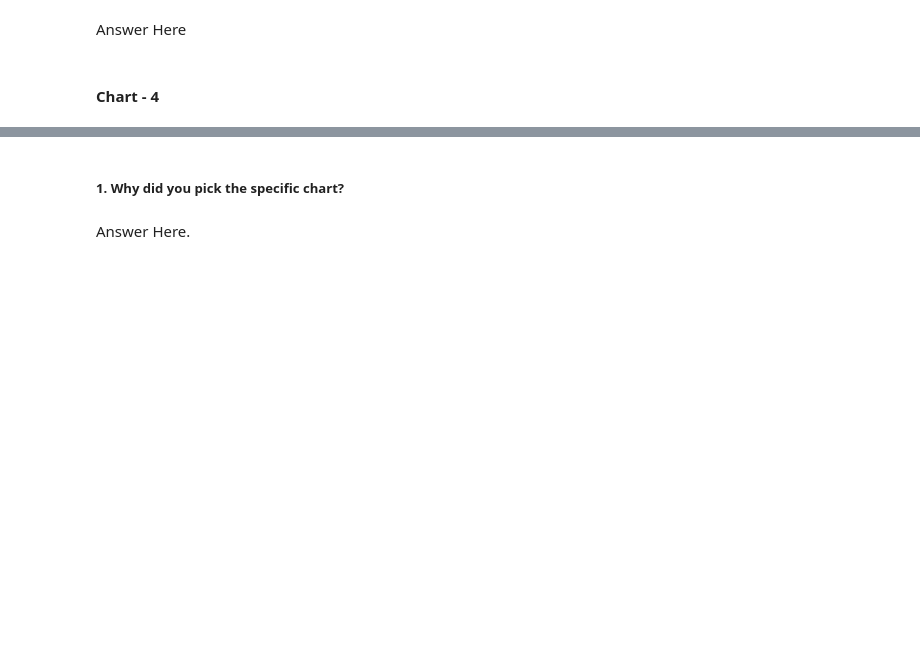
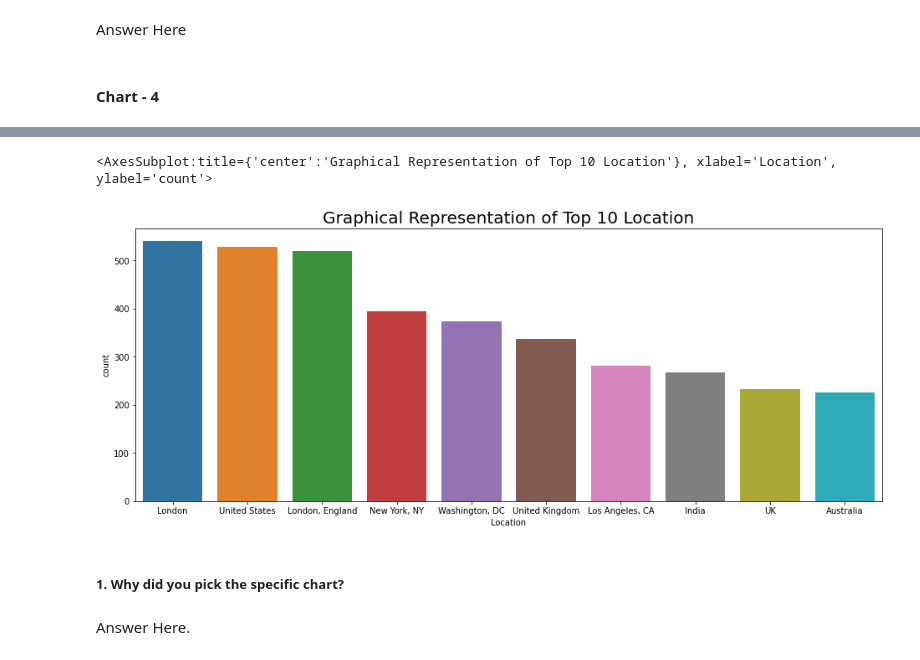
Before and after one commit to makdatascience/Coronavirus_tweets_sentiment_analysis, a Jupyter notebook: Coronavirus_tweets_sentiment_analysis.ipynb, the cells around one changed output, grey strips where cells are left out. Saved outputs shown, nothing was run; the diff lists cells and outputs as text; code cells hidden in the pictures; blank space fills up the shorter version.

```diff
--- a/Coronavirus_tweets_sentiment_analysis.ipynb
+++ b/Coronavirus_tweets_sentiment_analysis.ipynb
@@ -446,11 +447,3 @@ Are there any insights that lead to negative growth? Justify with specific reaso
 Answer Here
 # %% [markdown]
 #### Chart - 4
-# %%
-# Chart - 4 visualization code
-plt.figure(figsize=(20,9))
-tweet["Date"]=pd.to_datetime(tweet["TweetAt"])
-tweet["Day of week"]=tweet["Date"].dt.dayofweek
-grp_tweetAt=tweet.groupby('Day of week').count()['OriginalTweet'].plot(kind= "bar")
-
-plt.show()
@@ -458,0 +450,4 @@ plt.show()
+# %%
+# getting top 10 locations
+top10_location = tweet['Location'].value_counts().sort_values(ascending = False)[:10]
+top10_location
@@ -459,3 +466,13 @@ plt.show()
+# %%
+# Chart - 4 visualization code
+
+# plotting top 10 location in graaph
+plt.figure(figsize=(16,6))
+plt.title('Graphical Representation of Top 10 Location', fontsize = 20)
+sns.countplot(data = tweet[tweet['Location'].isin(top10_location.index)], x='Location', order=top10_location.index)
+# %% [output]
+<AxesSubplot:title={'center':'Graphical Representation of Top 10 Location'}, xlabel='Location', ylabel='count'>
+[figure, added]
 # %% [markdown]
 ##### 1. Why did you pick the specific chart?
 # %% [markdown]
```
Also changed, not shown: parts of 31 cells of this notebook.
